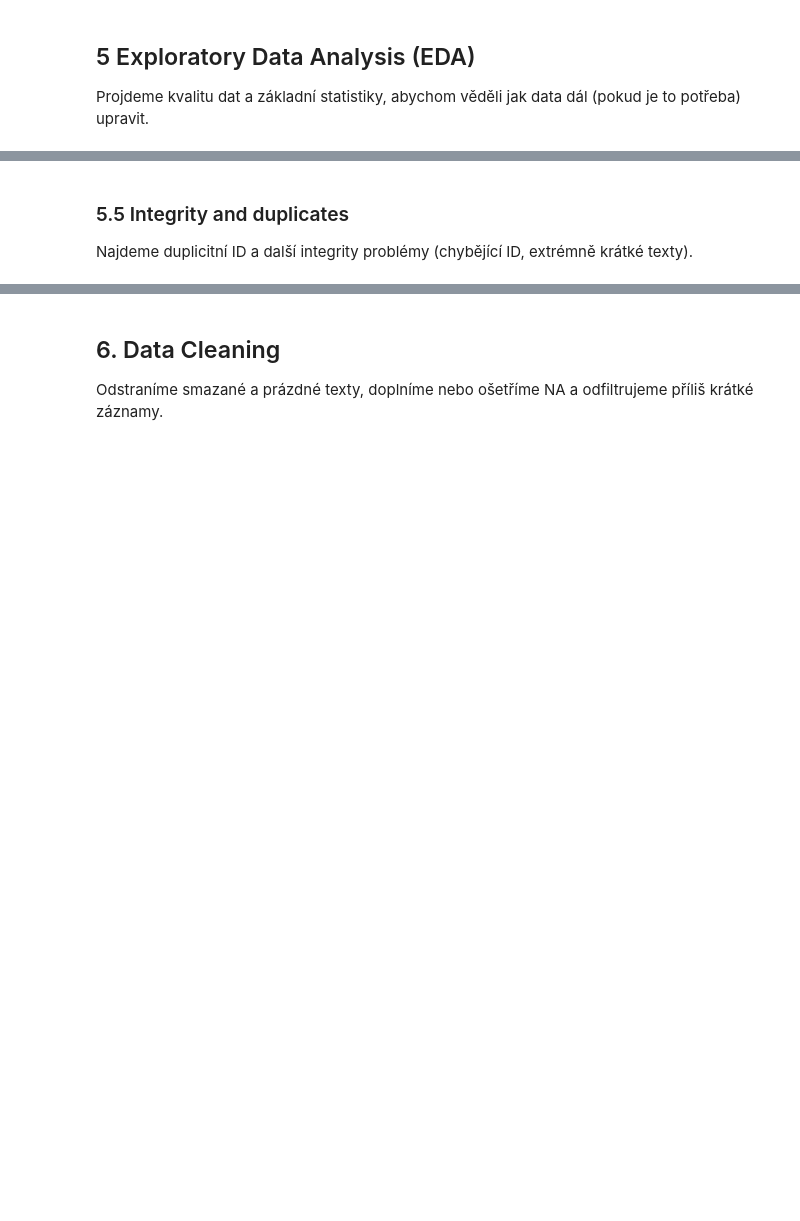
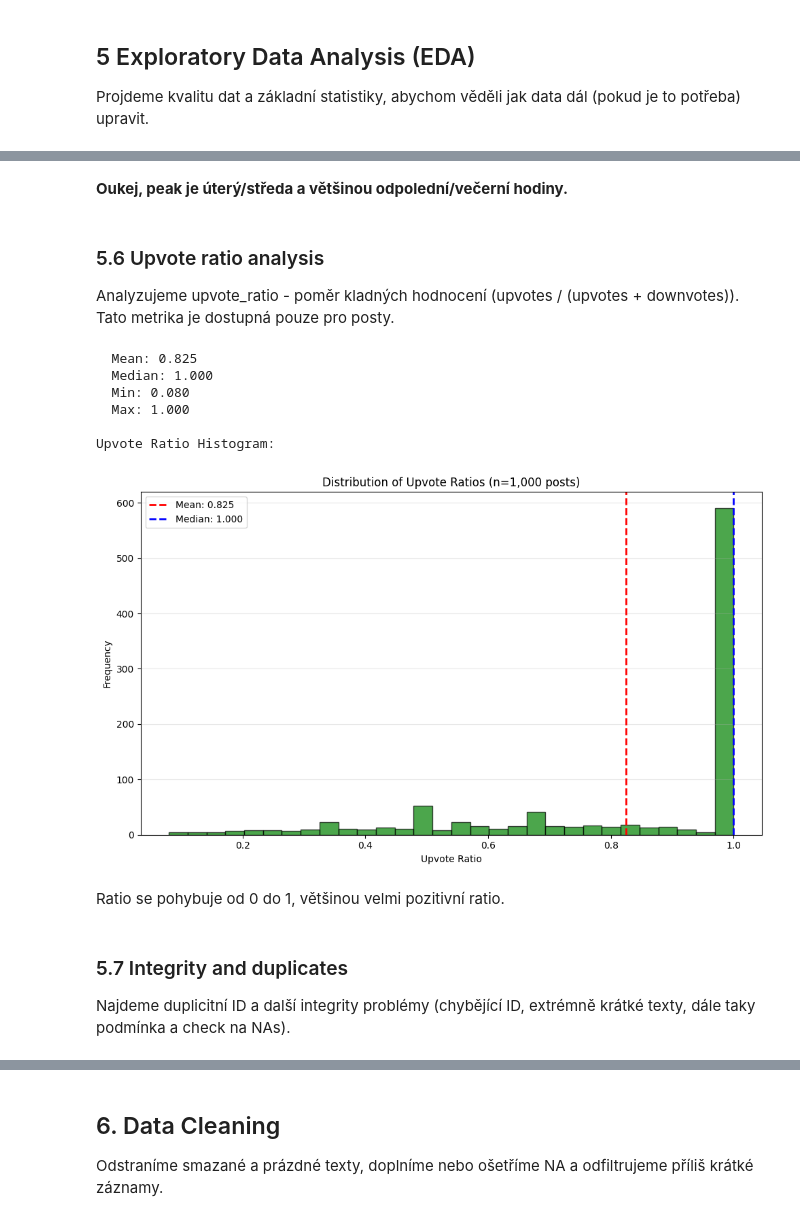
Before and after one commit to OndrejZ24/stock-sentiment-analysis, a Jupyter notebook: preprocessing.ipynb, the cells around one changed output, grey strips where cells are left out. Saved outputs shown, nothing was run; the diff lists cells and outputs as text; code cells hidden in the pictures; blank space fills up the shorter version.

```diff
--- a/preprocessing.ipynb
+++ b/preprocessing.ipynb
@@ -744,5 +761,60 @@ Engagement Charts:
+# %% [markdown]
+**Oukej, peak je úterý/středa a většinou odpolední/večerní hodiny.**
+# %% [markdown]
+### 5.6 Upvote ratio analysis
+
+Analyzujeme upvote_ratio - poměr kladných hodnocení (upvotes / (upvotes + downvotes)). Tato metrika je dostupná pouze pro posty.
+# %%
+# 5.6 Upvote Ratio Analysis
+
+if len(df_unified) > 0:
+    if 'upvote_ratio' in df_unified.columns:
+        posts = df_unified[df_unified['type'] == 'post']
+
+        if len(posts) > 0 and 'upvote_ratio' in posts.columns:
+            upvote_ratios = posts['upvote_ratio'].dropna()
+
+            if len(upvote_ratios) > 0:
+                print(f"  Mean: {upvote_ratios.mean():.3f}")
+                print(f"  Median: {upvote_ratios.median():.3f}")
+                print(f"  Min: {upvote_ratios.min():.3f}")
+                print(f"  Max: {upvote_ratios.max():.3f}")
+
+
+            print(f"\nUpvote Ratio Histogram:")
+            import matplotlib.pyplot as plt
+
+            fig, ax = plt.subplots(1, 1, figsize=(10, 6))
+
+            # Histogram
+            ax.hist(upvote_ratios, bins=30, edgecolor='black', alpha=0.7, color='green')
+            ax.axvline(upvote_ratios.mean(), color='red', linestyle='--', linewidth=2,
+                        label=f'Mean: {upvote_ratios.mean():.3f}')
+            ax.axvline(upvote_ratios.median(), color='blue', linestyle='--', linewidth=2,
+                        label=f'Median: {upvote_ratios.median():.3f}')
+            ax.set_xlabel('Upvote Ratio')
+            ax.set_ylabel('Frequency')
+            ax.set_title(f'Distribution of Upvote Ratios (n={len(upvote_ratios):,} posts)')
+            ax.legend()
+            ax.grid(axis='y', alpha=0.3)
+
+            plt.tight_layout()
+            plt.show()
+
+else:
+    print("Warning: No data available for upvote ratio analysis")
+# %% [output]
+  Mean: 0.825
+  Median: 1.000
+  Min: 0.080
+  Max: 1.000
+
+Upvote Ratio Histogram:
+[figure, added]
+# %% [markdown]
+Ratio se pohybuje od 0 do 1, většinou velmi pozitivní ratio.
 # %% [markdown]
-### 5.5 Integrity and duplicates
+### 5.7 Integrity and duplicates
 
-Najdeme duplicitní ID a další integrity problémy (chybějící ID, extrémně krátké texty).
+Najdeme duplicitní ID a další integrity problémy (chybějící ID, extrémně krátké texty, dále taky podmínka a check na NAs).
 # %%
```
Also changed, not shown: parts of 55 cells of this notebook, 6 other files.
